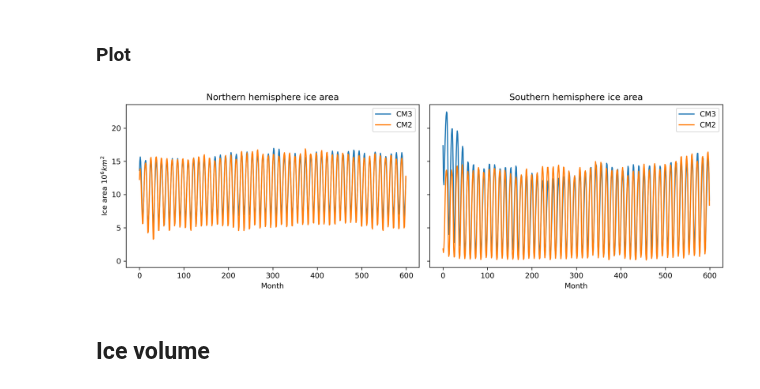
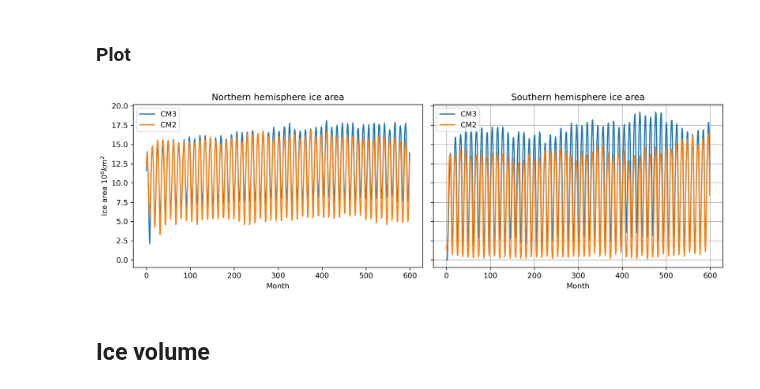
Before and after one commit to ACCESS-Community-Hub/access-cm3-paper-1, a Jupyter notebook: notebooks/polished-python/global-time-series.ipynb, the cells around one changed output. Saved outputs shown, nothing was run; the diff lists cells and outputs as text; code cells hidden in the pictures.

Commit message:
Update global-time-series notebook with new run

```diff
--- a/notebooks/polished-python/global-time-series.ipynb
+++ b/notebooks/polished-python/global-time-series.ipynb
@@ -238,0 +221,4 @@ Wall time: 1min 25s
+# %%
+%%time
+cm3_nh_ice_area = cm3_ice_fraction.weighted(cm3_nh_mask).sum(dim=('nj', 'ni')).compute()
+cm3_sh_ice_area = cm3_ice_fraction.weighted(cm3_sh_mask).sum(dim=('nj', 'ni')).compute()
@@ -255,13 +244,3 @@ all_vars = xr.open_dataset(fp).data_vars.keys()
 
 keep_vars = ["aice", "vicen"]
 drop_vars = [var for var in all_vars if not var in keep_vars]
-# %%
-%%time
-cm2_cice_ds_list = []
-year_start = 1
-year_end = 50
-for year in range(year_start, year_end+1):
-    for month in range(1, 13):
-        fn = f'iceh_m.{str(year).zfill(4)}-{str(month).zfill(2)}.nc'
-        fp = f'/g/data/p73/archive/non-CMIP/ACCESS-CM2/cj877/history/ice/{fn}'
-        cm2_cice_ds_list.append(xr.open_dataset(fp, drop_variables=drop_vars, chunks=dict(time=1, nc=1, nj=-1, ni=-1)))
@@ -270,0 +247,10 @@ Wall time: 1min 1s
+# %%
+%%time
+cm2_cice_ds_list = []
+year_start = 1
+year_end = 50
+for year in range(year_start, year_end+1):
+    for month in range(1, 13):
+        fn = f'iceh_m.{str(year).zfill(4)}-{str(month).zfill(2)}.nc'
+        fp = f'/g/data/p73/archive/non-CMIP/ACCESS-CM2/cj877/history/ice/{fn}'
+        cm2_cice_ds_list.append(xr.open_dataset(fp, chunks=dict(time=1, nc=1, nj=-1, ni=-1)))
@@ -285,24 +274,25 @@ Wall time: 41.1 s
 # %% [markdown]
 ### Plot
-# %%
-fig, (ax1, ax2) = plt.subplots(1, 2, figsize=(12, 4), sharey=True)
-
-ax1.plot(cm3_nh_ice_area / 1e12, label='CM3')
-ax1.plot(cm2_nh_ice_area / 1e12, label='CM2')
-ax2.plot(cm3_sh_ice_area / 1e12, label='CM3')
-ax2.plot(cm2_sh_ice_area / 1e12, label='CM2')
-
-ax1.set_title('Northern hemisphere ice area')
-ax1.set_ylabel('Ice area $10^6 km^2$')
-ax1.set_xlabel('Month')
-ax1.legend()
-
-ax2.set_title('Southern hemisphere ice area')
-ax2.set_xlabel('Month')
-ax2.legend()
-plt.tight_layout()
-# %% [output]
-[figure, removed]
+# %%
+fig, (ax1, ax2) = plt.subplots(1, 2, figsize=(12, 4), sharey=True)
+
+ax1.plot(cm3_nh_ice_area / 1e12, label='CM3')
+ax1.plot(cm2_nh_ice_area / 1e12, label='CM2')
+ax2.plot(cm3_sh_ice_area / 1e12, label='CM3')
+ax2.plot(cm2_sh_ice_area / 1e12, label='CM2')
+
+ax1.set_title('Northern hemisphere ice area')
+ax1.set_ylabel('Ice area $10^6 km^2$')
+ax1.set_xlabel('Month')
+ax1.legend()
+
+ax2.set_title('Southern hemisphere ice area')
+ax2.set_xlabel('Month')
+ax2.legend()
+plt.tight_layout()
+plt.grid()
+# %% [output]
+[figure, added]
 # %% [markdown]
 ## Ice volume
 # %% [markdown]
```
Also changed, not shown: parts of 36 cells of this notebook.
